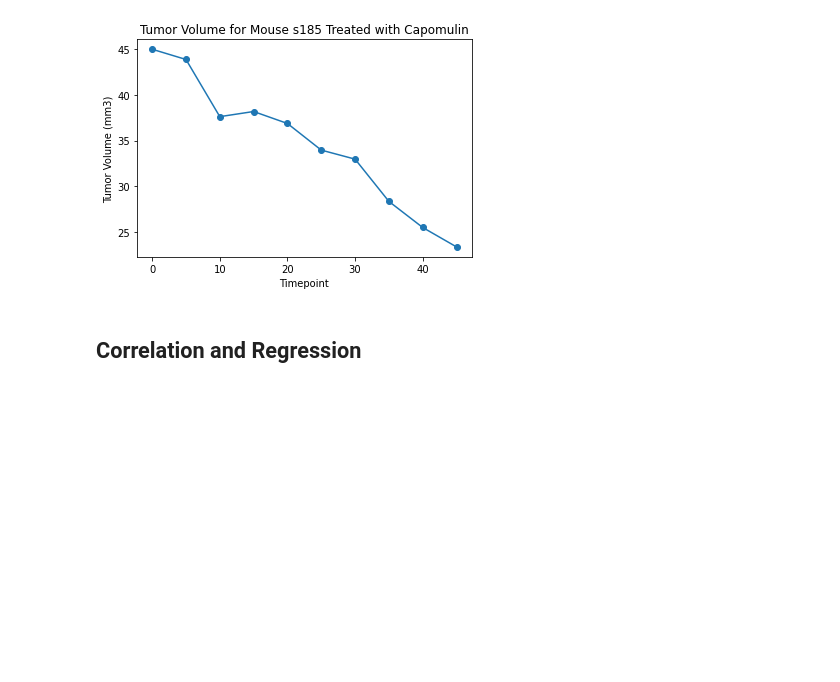
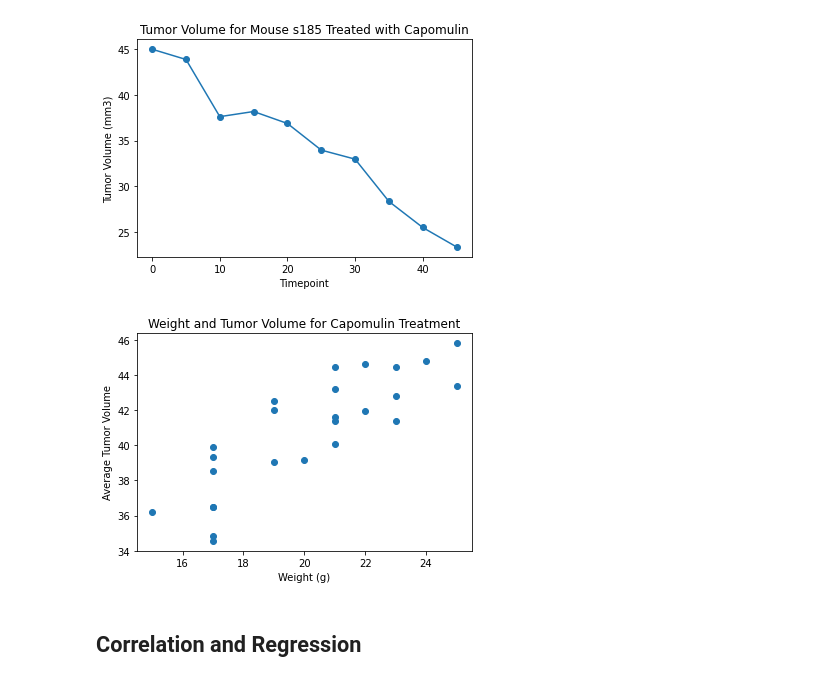
Before and after one commit to KDaceyx/Pymaceuticals, a Jupyter notebook: pymaceuticals_starter.ipynb, the cells around one changed output. Drawn from its saved outputs; the diff is of its cells as text; code cells hidden in the pictures; blank space fills up the shorter version.

Commit message:
added scatter plot

```diff
--- a/pymaceuticals_starter.ipynb
+++ b/pymaceuticals_starter.ipynb
@@ -287,3 +285,27 @@ plt.show()
+# %%
+# Generate a scatter plot of average tumor volume vs. mouse weight for the Capomulin regimen
+# make another df for avg tumor volume
+avg_vol = pd.DataFrame(Capomulin.groupby('Mouse ID')['Tumor Volume (mm3)'].mean().sort_values())
+avg_vol = avg_vol.reset_index().rename(columns={'Tumor Volume (mm3)':'Average Tumor Volume'})
+
+# make another df for weight and merge the two
+weight_vol = pd.merge(Capomulin, avg_vol, on='Mouse ID')
+
+# group two relevant columns and get rid of duplicates
+weight_vol = weight_vol[['Weight (g)', 'Average Tumor Volume']].drop_duplicates()
+
+# create axes
+xaxis = weight_vol['Weight (g)']
+yaxis = weight_vol['Average Tumor Volume']
+
+# make a scatter plot
+plt.scatter(xaxis, yaxis)
+plt.xlabel('Weight (g)')
+plt.ylabel('Average Tumor Volume')
+plt.title('Weight and Tumor Volume for Capomulin Treatment')
+plt.show()
+# %% [output]
+[figure, added]
 # %% [markdown]
 ## Correlation and Regression
 # %%
```
Also changed, not shown: parts of 1 cell of this notebook.
